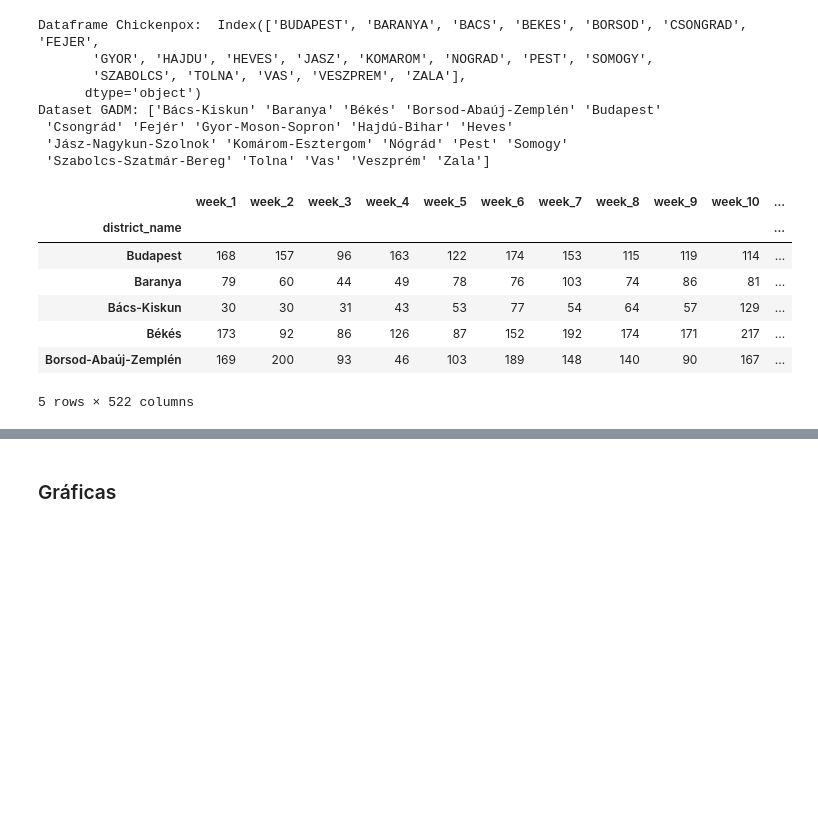
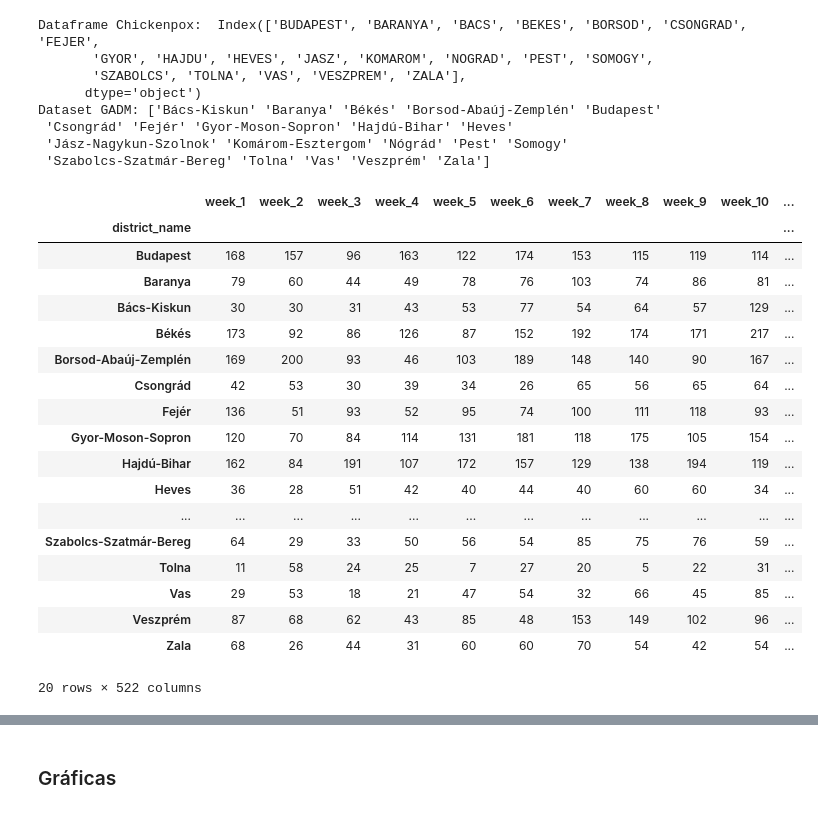
Before and after one commit to crisru2905/TG---Spatiotemporal-Graph, a Jupyter notebook: exploration-dataset.ipynb, the cells around one changed output, grey strips where cells are left out. Drawn from its saved outputs; the diff is of its cells as text; code cells hidden in the pictures; blank space fills up the shorter version.

```diff
--- a/exploration-dataset.ipynb
+++ b/exploration-dataset.ipynb
@@ -164,27 +151,38 @@ Dataset GADM: ['Bács-Kiskun' 'Baranya' 'Békés' 'Borsod-Abaúj-Zemplén' 'Buda
 # %%
 # Realizamos merge con el id
 dataframe_t = dataframe_t.merge(
     id_name_district[["district_id", "district_name"]],
     left_index=True,
     right_on="district_id",
     how="left"
 )
 
 # Quitamos la columna de unión porque ya no hace falta
 dataframe_t = dataframe_t.drop(columns=["district_id"])
 
 # Establecemos que columna es el indice
 dataframe_t = dataframe_t.set_index("district_name")
-dataframe_t.head()
+dataframe_t.head(20)
 # %% [output]
 |  | week_1 | week_2 | week_3 | week_4 | week_5 | week_6 | week_7 | week_8 | week_9 | week_10 | ... |
 | district_name |  |  |  |  |  |  |  |  |  |  | ... |
 | Budapest | 168 | 157 | 96 | 163 | 122 | 174 | 153 | 115 | 119 | 114 | ... |
 | Baranya | 79 | 60 | 44 | 49 | 78 | 76 | 103 | 74 | 86 | 81 | ... |
 | Bács-Kiskun | 30 | 30 | 31 | 43 | 53 | 77 | 54 | 64 | 57 | 129 | ... |
 | Békés | 173 | 92 | 86 | 126 | 87 | 152 | 192 | 174 | 171 | 217 | ... |
 | Borsod-Abaúj-Zemplén | 169 | 200 | 93 | 46 | 103 | 189 | 148 | 140 | 90 | 167 | ... |
+| Csongrád | 42 | 53 | 30 | 39 | 34 | 26 | 65 | 56 | 65 | 64 | ... |
+| Fejér | 136 | 51 | 93 | 52 | 95 | 74 | 100 | 111 | 118 | 93 | ... |
+| Gyor-Moson-Sopron | 120 | 70 | 84 | 114 | 131 | 181 | 118 | 175 | 105 | 154 | ... |
+| Hajdú-Bihar | 162 | 84 | 191 | 107 | 172 | 157 | 129 | 138 | 194 | 119 | ... |
+| Heves | 36 | 28 | 51 | 42 | 40 | 44 | 40 | 60 | 60 | 34 | ... |
+| ... | ... | ... | ... | ... | ... | ... | ... | ... | ... | ... | ... |
+| Szabolcs-Szatmár-Bereg | 64 | 29 | 33 | 50 | 56 | 54 | 85 | 75 | 76 | 59 | ... |
+| Tolna | 11 | 58 | 24 | 25 | 7 | 27 | 20 | 5 | 22 | 31 | ... |
+| Vas | 29 | 53 | 18 | 21 | 47 | 54 | 32 | 66 | 45 | 85 | ... |
+| Veszprém | 87 | 68 | 62 | 43 | 85 | 48 | 153 | 149 | 102 | 96 | ... |
+| Zala | 68 | 26 | 44 | 31 | 60 | 60 | 70 | 54 | 42 | 54 | ... |
-5 rows × 522 columns
+20 rows × 522 columns
 # %%
 # Realizamos merge de la tabla temporal con la geográfica
 df_geo = gdf.merge(dataframe_t, left_on="NAME_1", right_on="district_name", how="inner")
```
Also changed, not shown: parts of 6 cells of this notebook.
